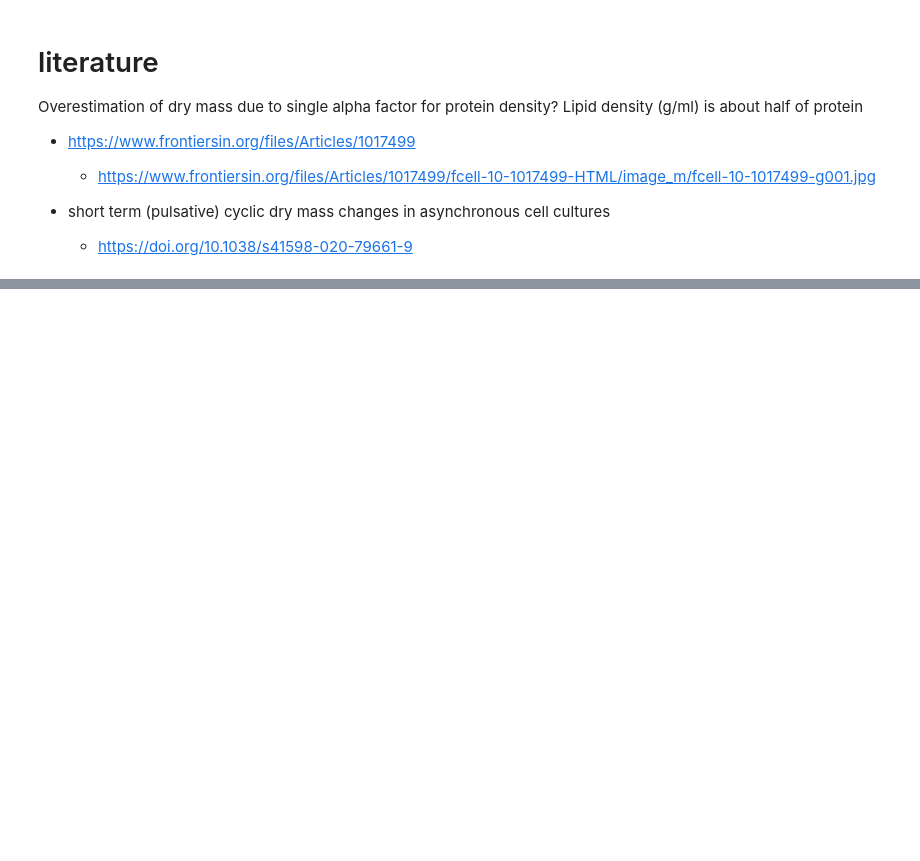
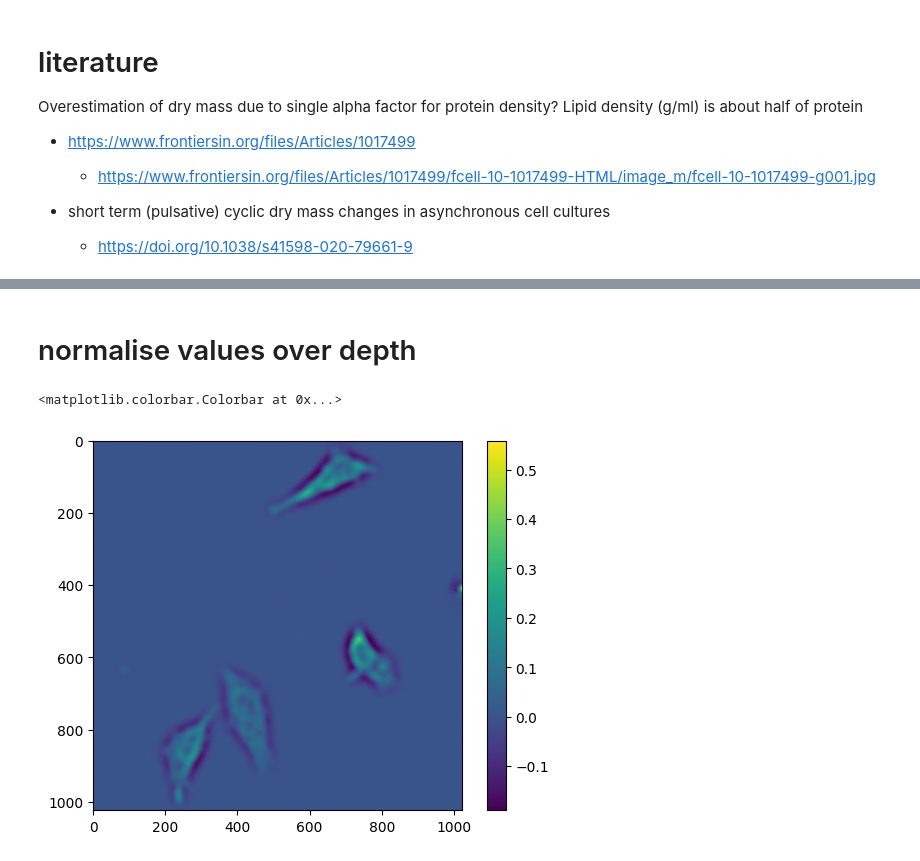
Before and after one commit to GrussmayerLab/dry_mass, a Jupyter notebook: single_channel_workflow.ipynb, the cells around one changed output, grey strips where cells are left out. Drawn from its saved outputs; the diff is of its cells as text; code cells hidden in the pictures; blank space fills up the shorter version.

```diff
--- a/single_channel_workflow.ipynb
+++ b/single_channel_workflow.ipynb
@@ -685,0 +735,9 @@ Lipid density (g/ml) is about half of protein
+# %% [markdown]
+# normalise values over depth
+# %%
+normed_depth_QP = np.mean(QP, axis=2)
+plt.imshow(normed_depth_QP)
+plt.colorbar()
+# %% [output]
+<matplotlib.colorbar.Colorbar at 0x...>
+[figure, added]
```
Also changed, not shown: parts of 9 cells of this notebook, 5 other files.
